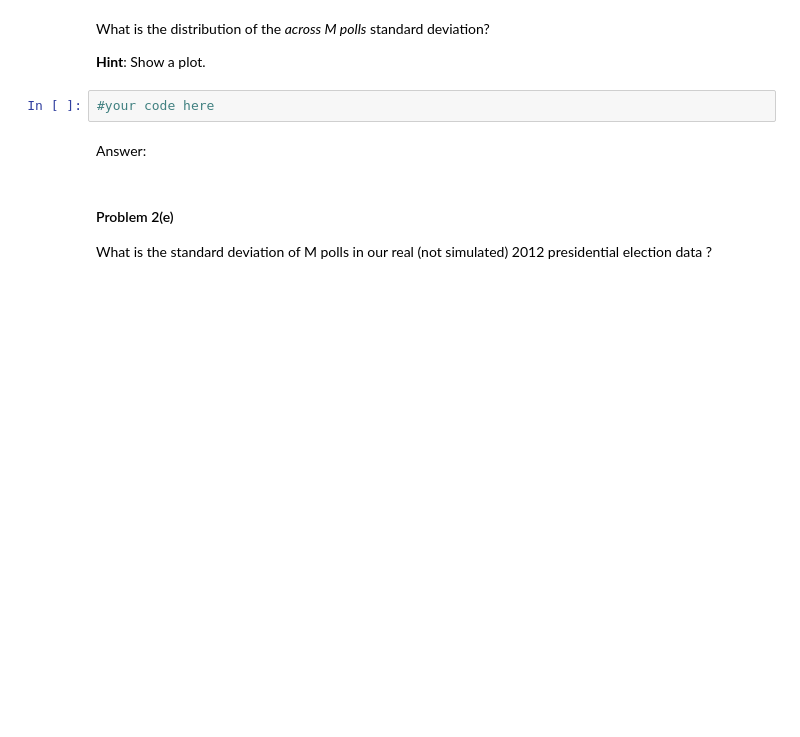
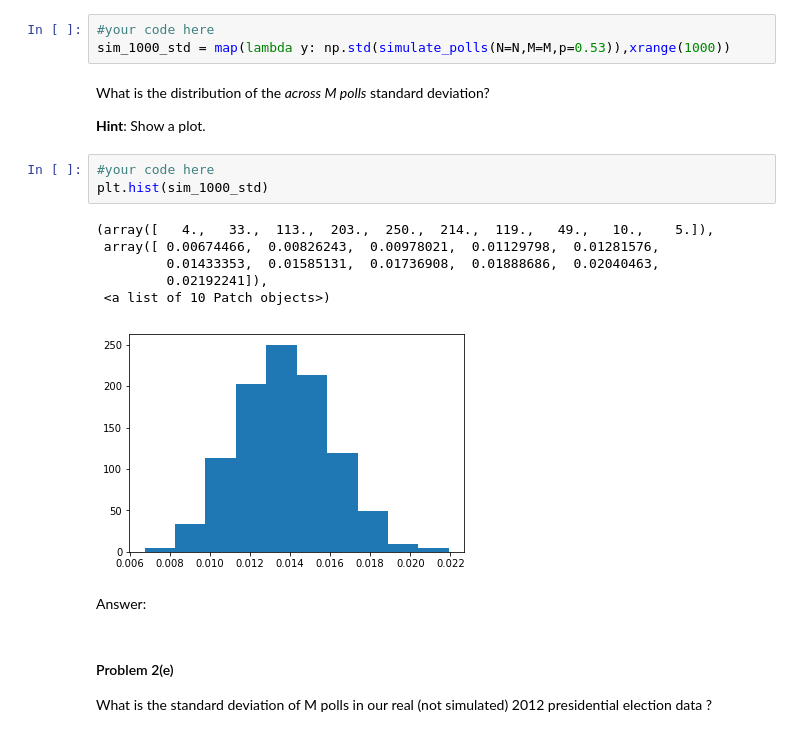
Before and after one commit to Theerit/2014, a Jupyter notebook: homework/HW2.ipynb, the cells around one changed output. Cells and saved outputs as stored; diff of their text form; blank space fills up the shorter version.

```diff
--- a/homework/HW2.ipynb
+++ b/homework/HW2.ipynb
@@ -371,9 +383,20 @@ Repeat Problem 2(c) but now record the *across poll* standard deviation in each
+# %%
+#your code here
+sim_1000_std = map(lambda y: np.std(simulate_polls(N=N,M=M,p=0.53)),xrange(1000))
 # %% [markdown]
 What is the distribution of the *across M polls* standard deviation?
 
 **Hint**: Show a plot.
 # %%
 #your code here
+plt.hist(sim_1000_std)
+# %% [output]
+(array([   4.,   33.,  113.,  203.,  250.,  214.,  119.,   49.,   10.,    5.]),
+ array([ 0.00674466,  0.00826243,  0.00978021,  0.01129798,  0.01281576,
+         0.01433353,  0.01585131,  0.01736908,  0.01888686,  0.02040463,
+         0.02192241]),
+ <a list of 10 Patch objects>)
+[figure, added]
 # %% [markdown]
 Answer:
 # %% [markdown]
```
Also changed, not shown: parts of 10 cells of this notebook.
